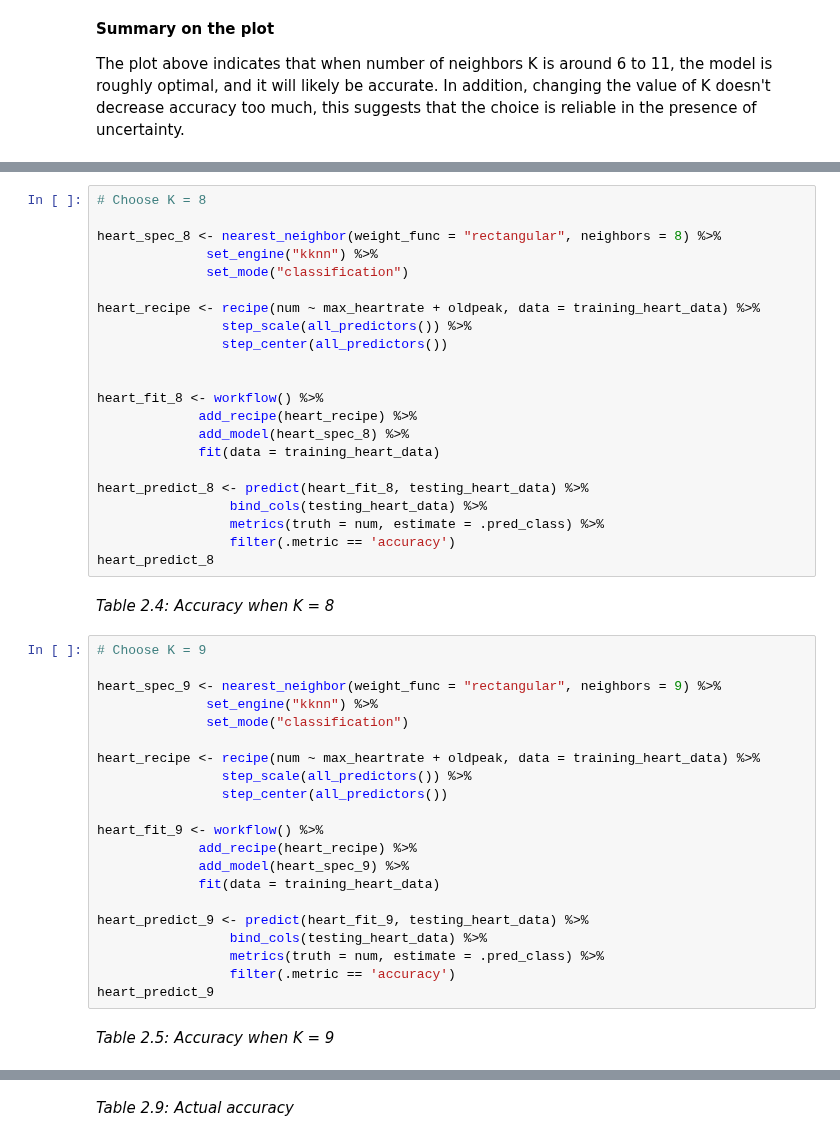
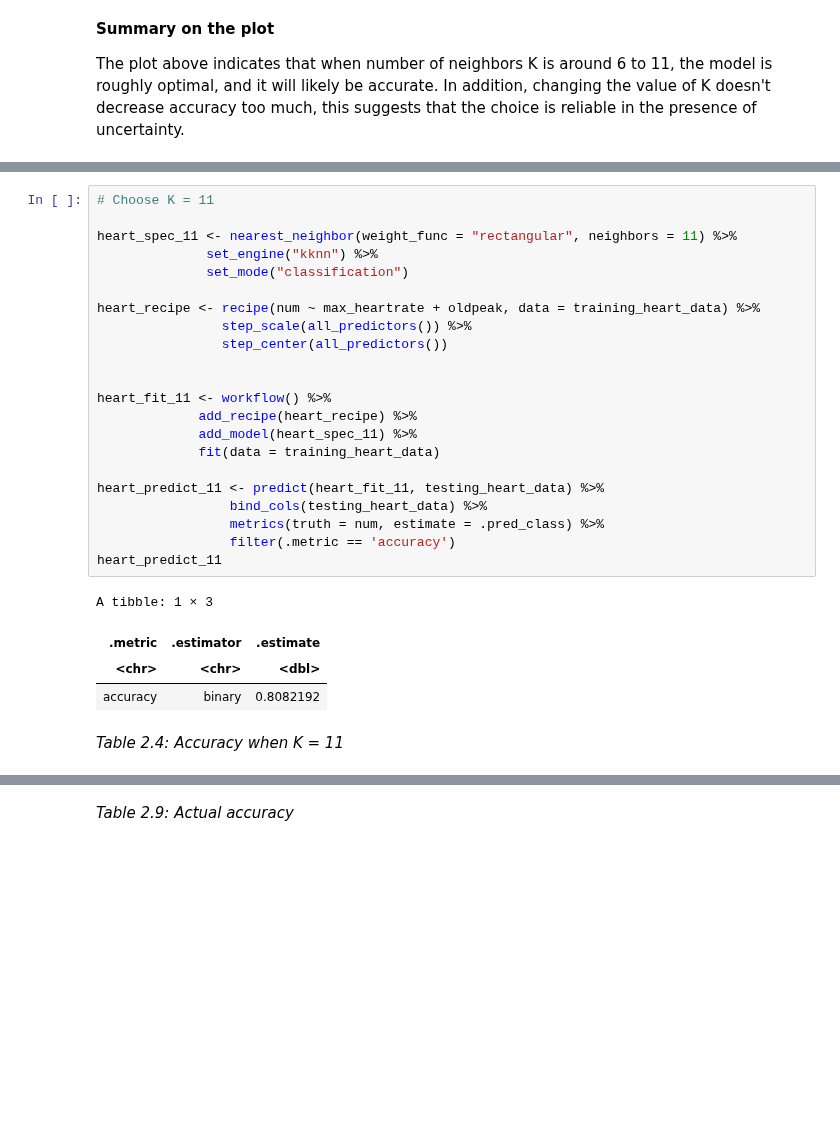
Before and after one commit to papercheesecake/DSCI100-group-project-18, a Jupyter notebook: group_report.ipynb, the cells around one changed output, grey strips where cells are left out. Saved outputs shown, nothing was run; the diff lists cells and outputs as text; blank space fills up the shorter version.

```diff
--- a/group_report.ipynb
+++ b/group_report.ipynb
@@ -626,47 +655,29 @@ A tibble: 1 × 3
 # %%
-# Choose K = 8
+# Choose K = 11
 
-heart_spec_8 <- nearest_neighbor(weight_func = "rectangular", neighbors = 8) %>%
+heart_spec_11 <- nearest_neighbor(weight_func = "rectangular", neighbors = 11) %>%
               set_engine("kknn") %>%
               set_mode("classification")
 
 heart_recipe <- recipe(num ~ max_heartrate + oldpeak, data = training_heart_data) %>%
                 step_scale(all_predictors()) %>%
                 step_center(all_predictors())
 
 
-heart_fit_8 <- workflow() %>%
+heart_fit_11 <- workflow() %>%
              add_recipe(heart_recipe) %>%
-             add_model(heart_spec_8) %>%
+             add_model(heart_spec_11) %>%
              fit(data = training_heart_data)
 
-heart_predict_8 <- predict(heart_fit_8, testing_heart_data) %>%
+heart_predict_11 <- predict(heart_fit_11, testing_heart_data) %>%
                  bind_cols(testing_heart_data) %>%
                  metrics(truth = num, estimate = .pred_class) %>%
                  filter(.metric == 'accuracy')
-heart_predict_8
+heart_predict_11
+# %% [output]
+A tibble: 1 × 3
+| .metric | .estimator | .estimate |
+| <chr> | <chr> | <dbl> |
+| accuracy | binary | 0.8082192 |
 # %% [markdown]
-*Table 2.4: Accuracy when K = 8*
+*Table 2.4: Accuracy when K = 11*
-# %%
-# Choose K = 9
-
-heart_spec_9 <- nearest_neighbor(weight_func = "rectangular", neighbors = 9) %>%
-              set_engine("kknn") %>%
-              set_mode("classification")
-
-heart_recipe <- recipe(num ~ max_heartrate + oldpeak, data = training_heart_data) %>%
-                step_scale(all_predictors()) %>%
-                step_center(all_predictors())
-
-heart_fit_9 <- workflow() %>%
-             add_recipe(heart_recipe) %>%
-             add_model(heart_spec_9) %>%
-             fit(data = training_heart_data)
-
-heart_predict_9 <- predict(heart_fit_9, testing_heart_data) %>%
-                 bind_cols(testing_heart_data) %>%
-                 metrics(truth = num, estimate = .pred_class) %>%
-                 filter(.metric == 'accuracy')
-heart_predict_9
-# %% [markdown]
-*Table 2.5: Accuracy when K = 9*
```
Also changed, not shown: parts of 45 cells of this notebook.
